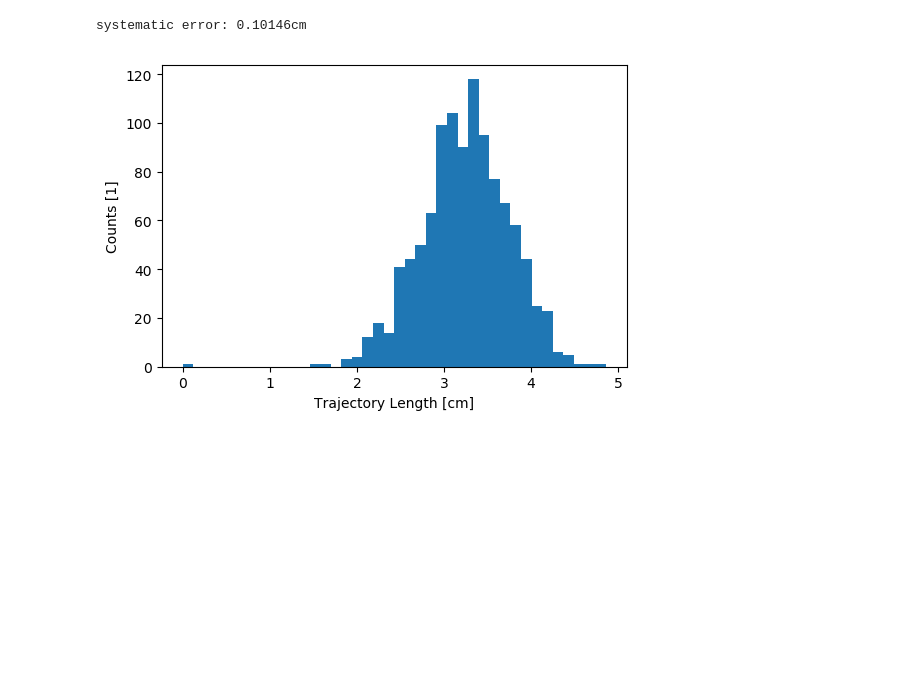
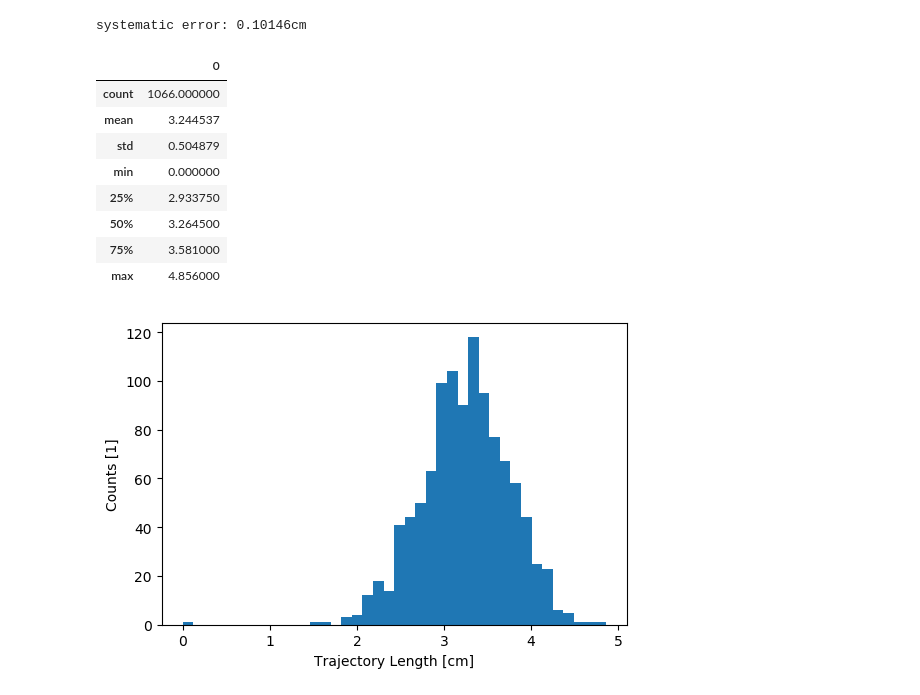
Before and after one commit to EigenSolver/Advanced-Laboratory, a Jupyter notebook: Experiment4/Cloud Chamber.ipynb, the cells around one changed output. Cells and saved outputs as stored; diff of their text form; code cells hidden in the pictures; blank space fills up the shorter version.

```diff
--- a/Experiment4/Cloud Chamber.ipynb
+++ b/Experiment4/Cloud Chamber.ipynb
@@ -29,6 +29,17 @@ print("systematic error: "+str(precision)[:7]+"cm")
 systematic error: 0.10146cm
 # %%
 traj_lens=np.concatenate([data1[:,-1],data2[:,-1],data3[:,-1]])
+pd.DataFrame(traj_lens).describe()
+# %% [output]
+|  | 0 |
+| count | 1066.000000 |
+| mean | 3.244537 |
+| std | 0.504879 |
+| min | 0.000000 |
+| 25% | 2.933750 |
+| 50% | 3.264500 |
+| 75% | 3.581000 |
+| max | 4.856000 |
 # %%
 plt.figure().dpi=100
 plt.hist(traj_lens,bins=40)
```
Also changed, not shown: parts of 7 cells of this notebook.
